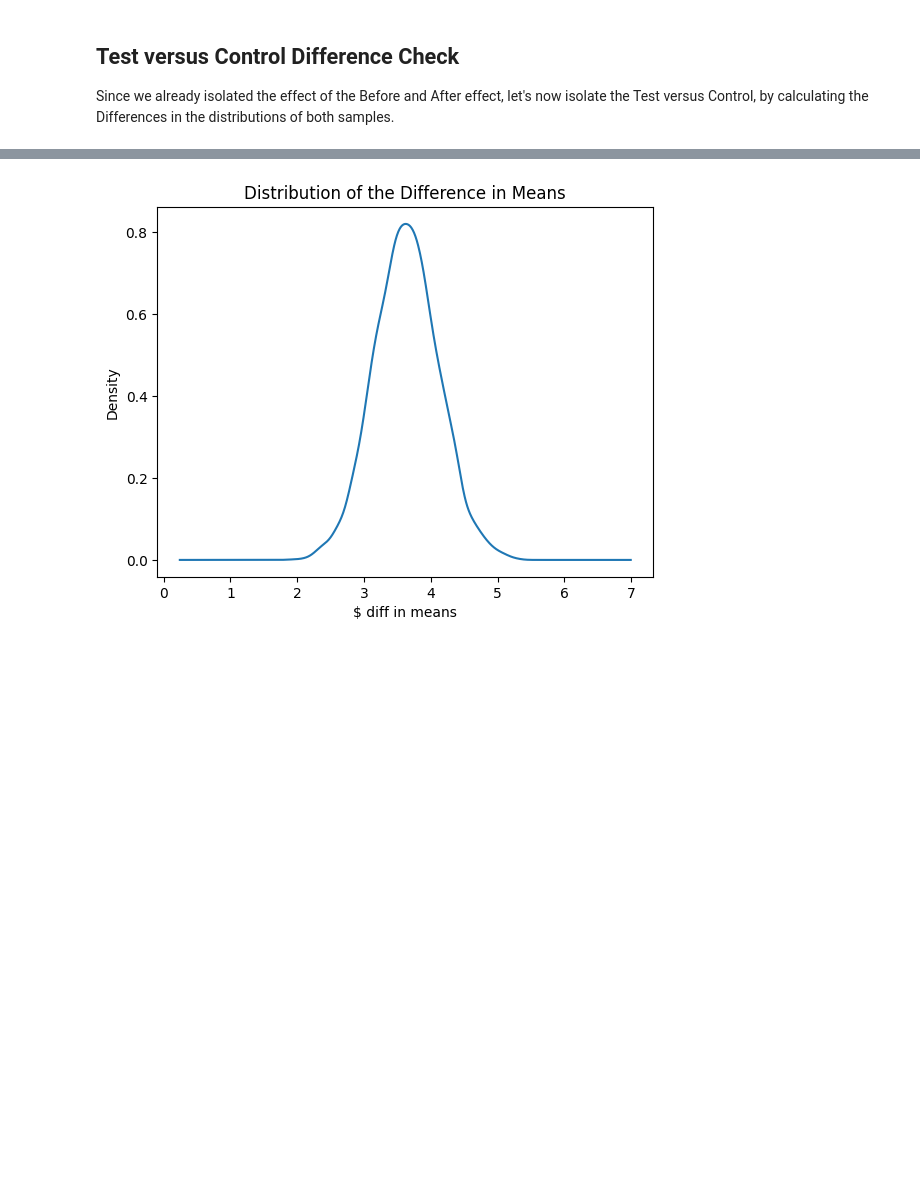
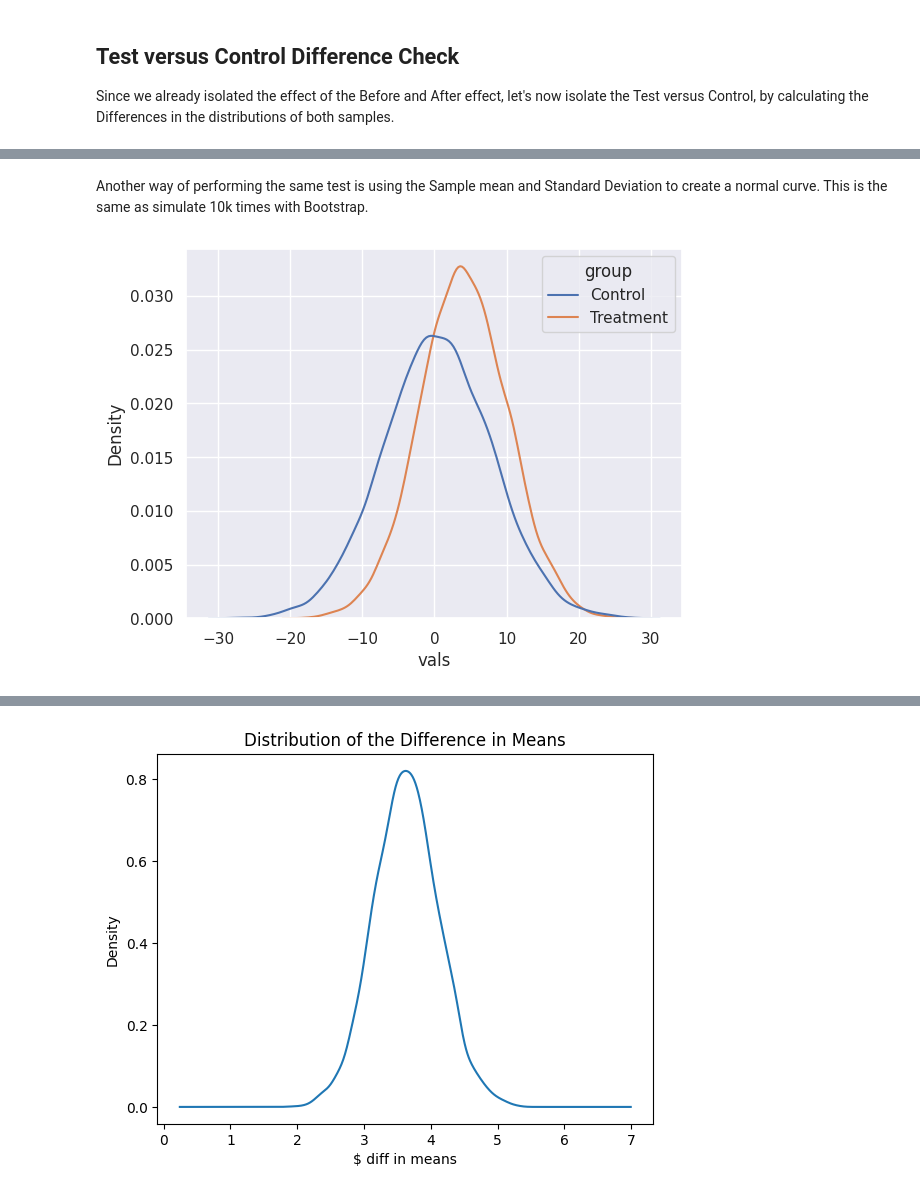
Before and after one commit to gurezende/Before-and-After-Testing, a Jupyter notebook: Pre_Post_Test.ipynb, the cells around one changed output, grey strips where cells are left out. Drawn from its saved outputs; the diff is of its cells as text; code cells hidden in the pictures; blank space fills up the shorter version.

Commit message:
Code updated
Added Normal Distribution  simulations.

```diff
--- a/Pre_Post_Test.ipynb
+++ b/Pre_Post_Test.ipynb
@@ -246,0 +254,30 @@ plt.title('Difference of Means Control vs Test');
+# %% [markdown]
+Another way of performing the same test is using the Sample mean and Standard Deviation to create a normal curve. This is the same as simulate 10k times with Bootstrap.
+# %%
+# Collecting Mean and Standard Deviation of the samples
+sample_means = (
+    df_pre_post
+    .groupby('group')
+    .agg({'dif_pp' : ['mean', 'std']})
+    .reset_index()
+)
+
+# Rename cols
+sample_means.columns = ['group', 'mean', 'std']
+
+# Get Mean and Std
+mean_control = sample_means.query('group == "Control"')['mean'].values[0]
+std_control = sample_means.query('group == "Control"')['std'].values[0]
+
+mean_treatment = sample_means.query('group == "Treatment"')['mean'].values[0]
+std_treatment = sample_means.query('group == "Treatment"')['std'].values[0]
+
+N= 10_000
+# Plot data
+plot = pd.DataFrame({'group': np.repeat(['Control', 'Treatment'], N),
+                     'vals': np.concatenate([np.random.normal(loc=mean_control, scale=std_control, size=N),
+                                             np.random.normal(loc=mean_treatment, scale=std_treatment, size=N)])   })
+# Plot
+sns.kdeplot(data=plot, x='vals', hue='group');
+# %% [output]
+[figure, added]
```
Also changed, not shown: parts of 9 cells of this notebook.
